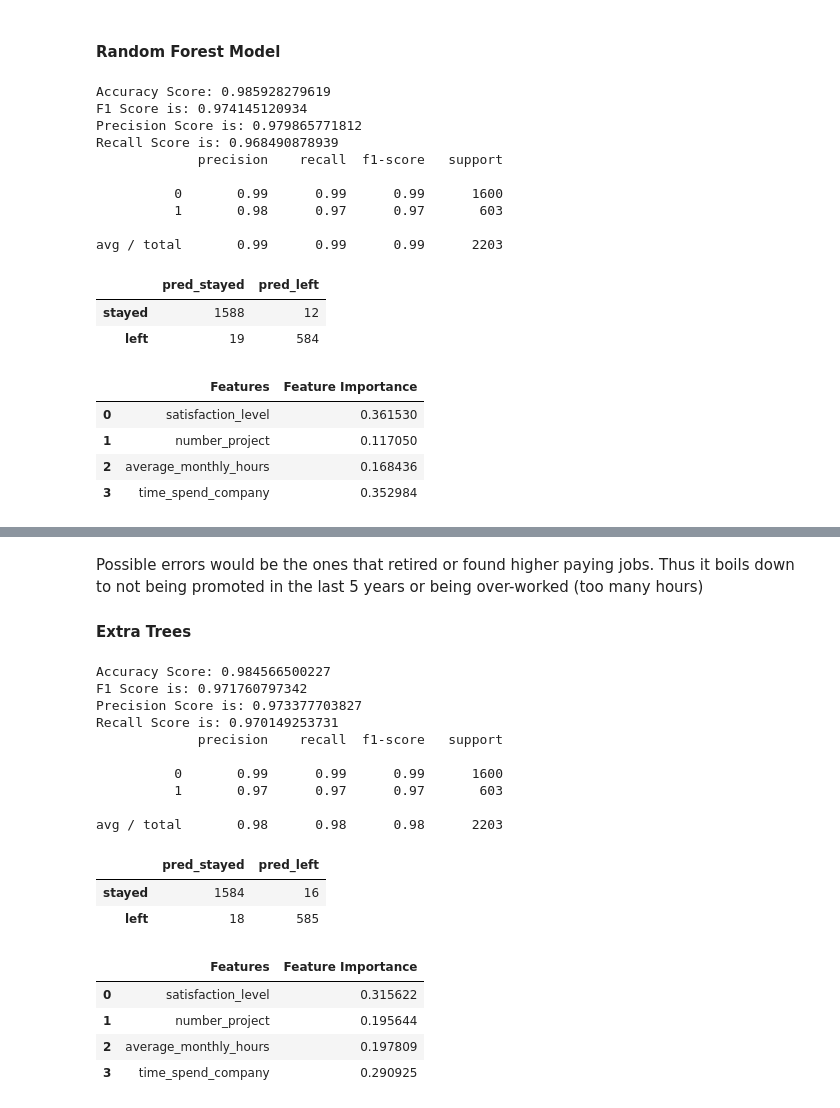
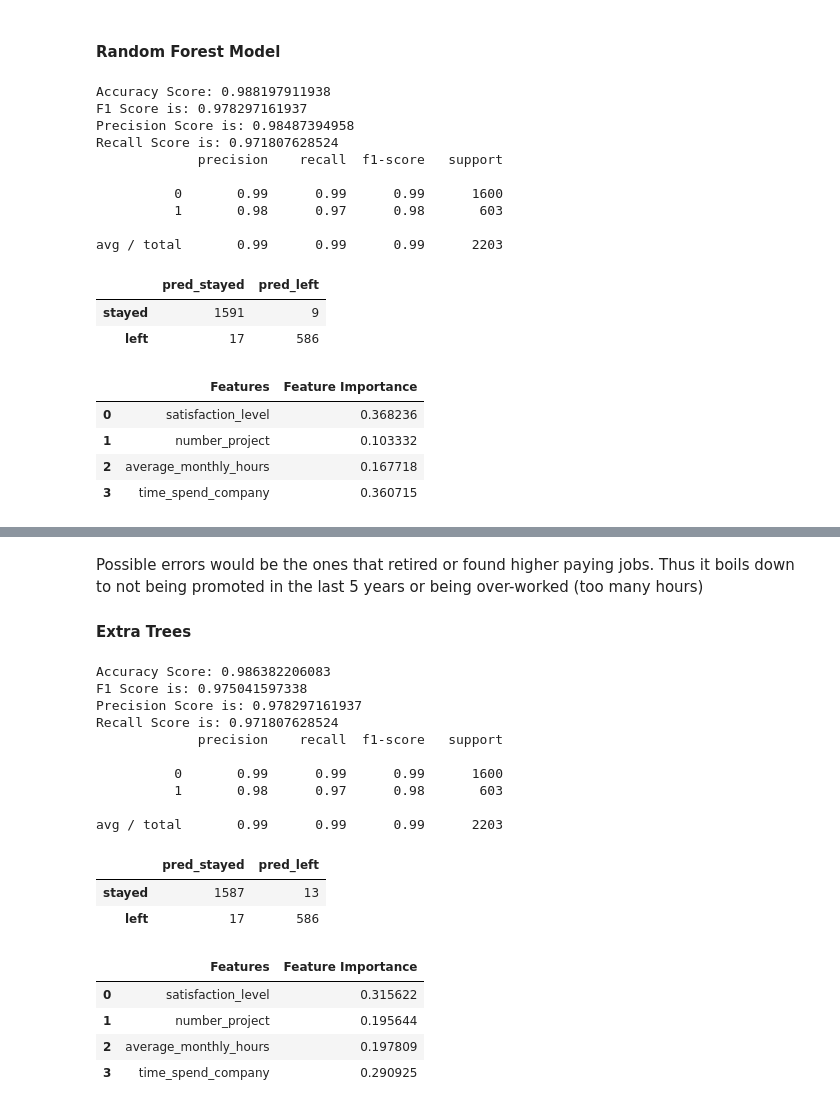
Before and after one commit to adalal80/GA-DSI, a Jupyter notebook: Kaggle_HRanalytics/Kaggle_HRanalytics.ipynb, the cells around one changed output, grey strips where cells are left out. Cells and saved outputs as stored; diff of their text form; code cells hidden in the pictures.

```diff
--- a/Kaggle_HRanalytics/Kaggle_HRanalytics.ipynb
+++ b/Kaggle_HRanalytics/Kaggle_HRanalytics.ipynb
@@ -478,37 +478,37 @@ A difference of 57 hours per month higher for the ones that left, left due to be
 # %% [markdown]
 #### Random Forest Model
 # %%
-rf = RandomForestClassifier(random_state=80)
+rf = RandomForestClassifier(random_state=80,n_estimators=100)
 rf = rf.fit(X_train,y_train)
 rf_pred = rf.predict(X_test)
 print 'Accuracy Score:',accuracy_score(y_test,rf_pred)
 print "F1 Score is:",f1_score(y_test,rf_pred)
 print "Precision Score is:",precision_score(y_test,rf_pred)
 print "Recall Score is:",recall_score(y_test,rf_pred)
 print classification_report(y_test,rf_pred)
 pd.DataFrame(confusion_matrix(y_test,rf_pred),index=['stayed','left'],columns = ['pred_stayed','pred_left'])
 # %% [output]
-Accuracy Score: 0.985928279619
-F1 Score is: 0.974145120934
-Precision Score is: 0.979865771812
-Recall Score is: 0.968490878939
+Accuracy Score: 0.988197911938
+F1 Score is: 0.978297161937
+Precision Score is: 0.98487394958
+Recall Score is: 0.971807628524
              precision    recall  f1-score   support
 
           0       0.99      0.99      0.99      1600
-          1       0.98      0.97      0.97       603
+          1       0.98      0.97      0.98       603
 
 avg / total       0.99      0.99      0.99      2203
 |  | pred_stayed | pred_left |
-| stayed | 1588 | 12 |
-| left | 19 | 584 |
+| stayed | 1591 | 9 |
+| left | 17 | 586 |
 # %%
 pd.concat([pd.Series(X.columns,name='Features'),pd.Series(rf.feature_importances_,name='Feature Importance')],axis=1)
 # %% [output]
 |  | Features | Feature Importance |
-| 0 | satisfaction_level | 0.361530 |
-| 1 | number_project | 0.117050 |
-| 2 | average_monthly_hours | 0.168436 |
-| 3 | time_spend_company | 0.352984 |
+| 0 | satisfaction_level | 0.368236 |
+| 1 | number_project | 0.103332 |
+| 2 | average_monthly_hours | 0.167718 |
+| 3 | time_spend_company | 0.360715 |
 # %%
 y_test.reset_index(inplace=True,drop=True)
 rf_y = pd.concat([pd.Series(y_test),pd.Series(rf_pred,name='pred')],axis=1)
@@ -542,7 +542,7 @@ Thus it boils down to not being promoted in the last 5 years or being over-worke
 
 #### Extra Trees
 # %%
-et = ExtraTreesClassifier(random_state=80)
+et = ExtraTreesClassifier(random_state=80,n_estimators=100)
 et = et.fit(X_train,y_train)
 et_pred = et.predict(X_test)
 print 'Accuracy Score:',accuracy_score(y_test,et_pred)
@@ -552,19 +552,19 @@ print "Recall Score is:",recall_score(y_test,et_pred)
 print classification_report(y_test,et_pred)
 pd.DataFrame(confusion_matrix(y_test,et_pred),index=['stayed','left'],columns = ['pred_stayed','pred_left'])
 # %% [output]
-Accuracy Score: 0.984566500227
-F1 Score is: 0.971760797342
-Precision Score is: 0.973377703827
-Recall Score is: 0.970149253731
+Accuracy Score: 0.986382206083
+F1 Score is: 0.975041597338
+Precision Score is: 0.978297161937
+Recall Score is: 0.971807628524
              precision    recall  f1-score   support
 
           0       0.99      0.99      0.99      1600
-          1       0.97      0.97      0.97       603
+          1       0.98      0.97      0.98       603
 
-avg / total       0.98      0.98      0.98      2203
+avg / total       0.99      0.99      0.99      2203
 |  | pred_stayed | pred_left |
-| stayed | 1584 | 16 |
-| left | 18 | 585 |
+| stayed | 1587 | 13 |
+| left | 17 | 586 |
 # %%
 pd.concat([pd.Series(X.columns,name='Features'),pd.Series(et.feature_importances_,name='Feature Importance')],axis=1)
 # %% [output]
```
Also changed, not shown: parts of 1 cell of this notebook, 36 other files.
